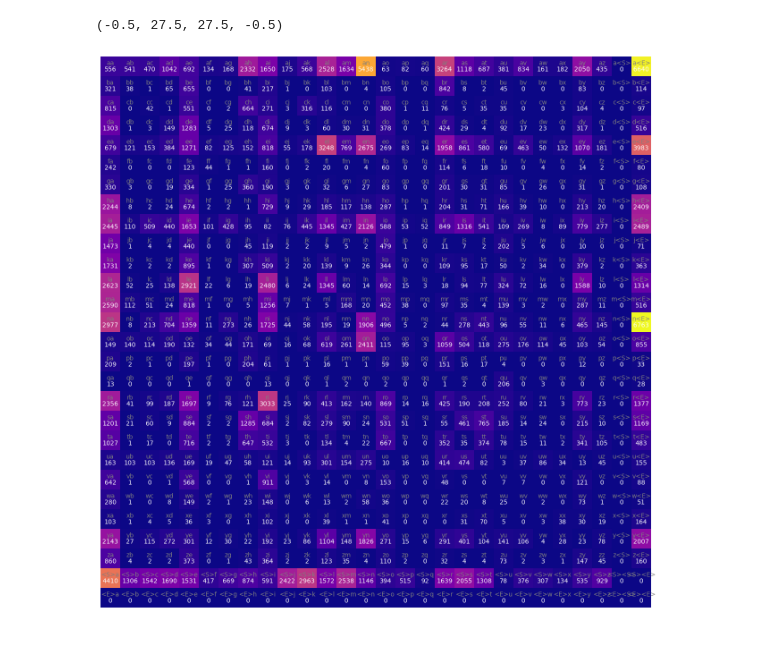
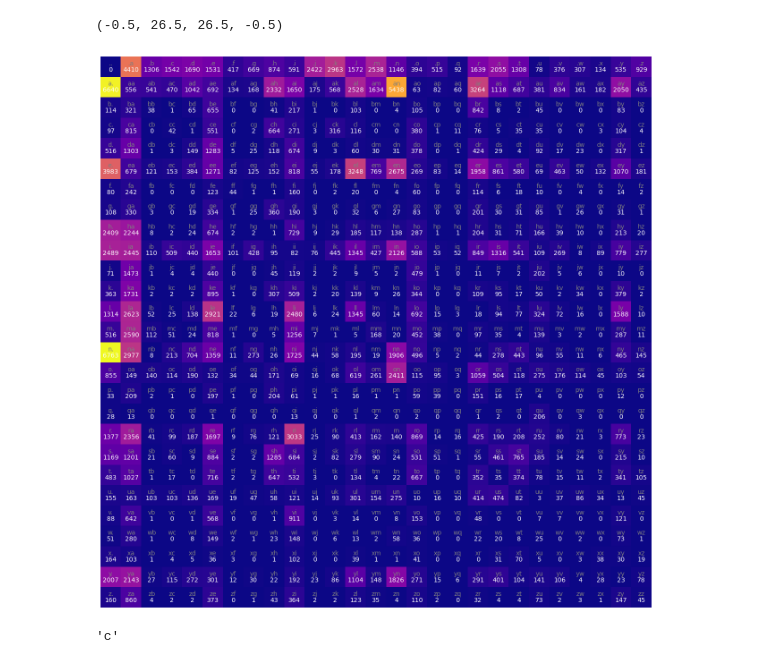
Before and after one commit to timh5011/llm-from-scratch, a Jupyter notebook: makemore/scratchpad.ipynb, the cells around one changed output. Cells and saved outputs as stored; diff of their text form; code cells hidden in the pictures.

Commit message:
at vid 2 36.16. completed first version of bigram language model

```diff
--- a/makemore/scratchpad.ipynb
+++ b/makemore/scratchpad.ipynb
@@ -21,30 +21,50 @@ b_sorted = sorted(b.items(), key = lambda kv: -kv[1])
 # %%
 # Correlation Matrix for bigrams
 
-N = torch.zeros((28, 28), dtype = torch.int32)
+N = torch.zeros((27, 27), dtype = torch.int32)
 chars = sorted(list(set(''.join(words))))
-stoi = {s:i for i,s in enumerate(chars)} # lookup table to map characters to integers
-stoi['<S>'] = 26
-stoi['<E>'] = 27
-
-
-for w in words:
-    chs = ['<S>'] + list(w) + ['<E>']
-    for ch1, ch2 in zip(chs, chs[1:]):
-        ix1 = stoi[ch1]
-        ix2 = stoi[ch2]
-        N[ix1, ix2] += 1
+stoi = {s:i+1 for i,s in enumerate(chars)} # lookup table to map characters to integers
+stoi['.'] = 0
+itos = {i:s for s, i in stoi.items()} # inverse of stoi
+# %%
+for w in words:
+    chs = ['.'] + list(w) + ['.']
+    for ch1, ch2 in zip(chs, chs[1:]):
+        ix1 = stoi[ch1]
+        ix2 = stoi[ch2]
+        N[ix1, ix2] += 1
 # %%
-itos = {i:s for s, i in stoi.items()} # inverse of stoi
-
 plt.figure(figsize=(16, 16))
 plt.imshow(N, cmap='plasma')
-for i in range(28):
-    for j in range(28):
+for i in range(27):
+    for j in range(27):
         chstr = itos[i] + itos[j]
         plt.text(j, i, chstr, ha='center', va='bottom', color='gray')
         plt.text(j, i, N[i, j].item(), ha='center', va='top', color='white')
 plt.axis('off')
 # %% [output]
-(-0.5, 27.5, 27.5, -0.5)
+(-0.5, 26.5, 26.5, -0.5)
-[figure, old version]
+[figure, new version]
+# %%
+# Sampling
+
+p = N[0].float()
+p = p / p.sum() # normalize to get a probability distribution
+p # Sample from this distribution
+
+g = torch.Generator().manual_seed(2147483647)
+ix = torch.multinomial(p, num_samples=1, replacement=True, generator=g).item()
+itos[ix]
+# why do we use multinomial distribution to sample from the distribution p?
+# Binomial disrbution is nCr p^r * (1-p)^(n-r)
+# Multinomial is generalization of this for multiple possible outcomes
+# But our p itself is a pmf
+# Is using multinomial distribution just a method for sampling?
+# So somehow setting out pmf p equal to the parameter p in the multinomial distribution does this
+# Would we get a similar behavior if we did another method for sampling like inverse transform sampling?
+# Yes
+
+# So we sample a first character
+# Then we sample a second character based on the first character ix (index), etc
+# %% [output]
+'c'
```
Also changed, not shown: parts of 2 cells of this notebook.
